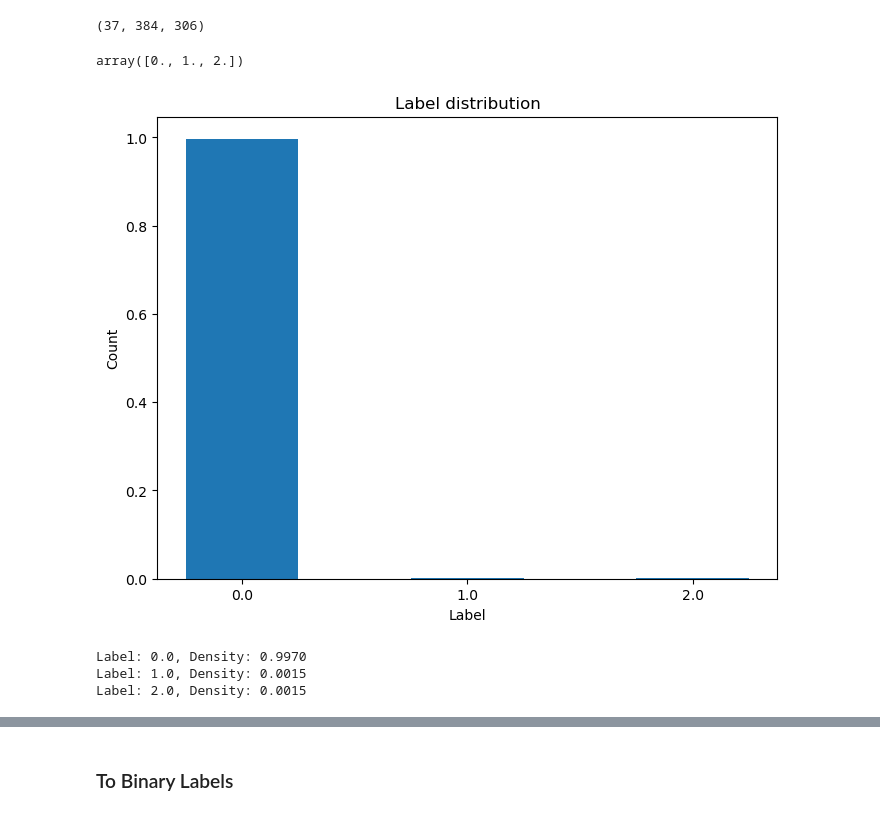
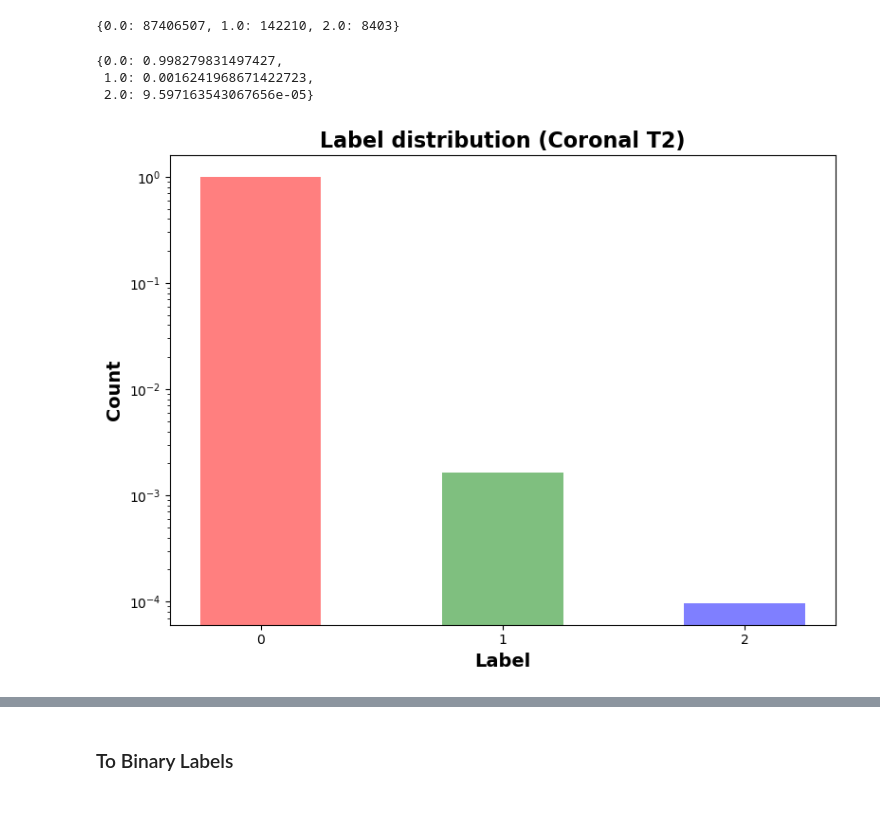
Before and after one commit to frankfanff53/Imperial-FYP, a Jupyter notebook: software_archive/lab/preprocessing.ipynb, the cells around one changed output, grey strips where cells are left out. Saved outputs shown, nothing was run; the diff lists cells and outputs as text; code cells hidden in the pictures.

```diff
--- a/software_archive/lab/preprocessing.ipynb
+++ b/software_archive/lab/preprocessing.ipynb
@@ -13,7 +13,8 @@ coronal_labels_dir = base_path / "coronal"
 
 coronal_labels_path = list(sorted(coronal_labels_dir.glob("*.nii.gz")))
 # %%
-index = 0
-coronal_label_path = coronal_labels_path[index]
-print("Inspecting coronal label: ", coronal_label_path.name)
+n_samples = 10
+index = np.random.randint(0, len(coronal_labels_path), n_samples)
+coronal_label_path = [coronal_labels_path[i] for i in index]
+print("Inspecting coronal label: ", [f.name for f in coronal_label_path])
 # %% [output]
@@ -29,30 +22,36 @@ data = sitk.GetArrayFromImage(sitk_coronal_label)
-# %%
-data.shape
-# %% [output]
-(37, 384, 306)
-# %%
-np.unique(data)
-# %% [output]
-array([0., 1., 2.])
+# %%
+counter = {}
+for path in coronal_label_path:
+    label = sitk.ReadImage(str(path))
+    label = sitk.GetArrayFromImage(label)
+
+    unique_labels, counts = np.unique(label, return_counts=True)
+    for l, c in zip(unique_labels, counts):
+        if l in counter:
+            counter[l] += c
+        else:
+            counter[l] = c
+# %%
+counter
+# %% [output]
+{0.0: 87406507, 1.0: 142210, 2.0: 8403}
+# %%
+counter_density = {k : v / sum(counter.values()) for k, v in counter.items()}
+counter_density
+# %% [output]
+{0.0: 0.998279831497427,
+ 1.0: 0.0016241968671422723,
+ 2.0: 9.597163543067656e-05}
 # %%
-labels, counts = np.unique(data, return_counts=True)
-
+# plot label distribution from counter
 fig, ax = plt.subplots(figsize=(8, 6))
-# convert to percentage
-counts = counts / np.sum(counts)
-ax.bar(labels, counts, align="center", width=0.5)
-ax.set_xticks(labels)
-ax.set_xticklabels(labels)
-ax.set_title("Label distribution")
-ax.set_xlabel("Label")
-ax.set_ylabel("Count")
+ax.bar(counter_density.keys(), counter_density.values(), align="center", width=0.5, alpha=0.5, color=['r', 'g', 'b'])
+ax.set_xticks(list(counter_density.keys()))
+ax.set_title("Label distribution (Coronal T2)", fontsize=16, fontweight="bold")
+ax.set_xlabel("Label", fontsize=14, fontweight="bold")
+ax.set_ylabel("Count", fontsize=14, fontweight="bold")
+ax.set_yscale("log")
+plt.tight_layout()
 plt.show()
 # %% [output]
-[figure, old version]
+[figure, new version]
-# %%
-for label, density in zip(labels, counts):
-    print(f"Label: {label}, Density: {density:.4f}")
-# %% [output]
-Label: 0.0, Density: 0.9970
-Label: 1.0, Density: 0.0015
-Label: 2.0, Density: 0.0015
```
Also changed, not shown: parts of 24 cells of this notebook, 10 other files.
